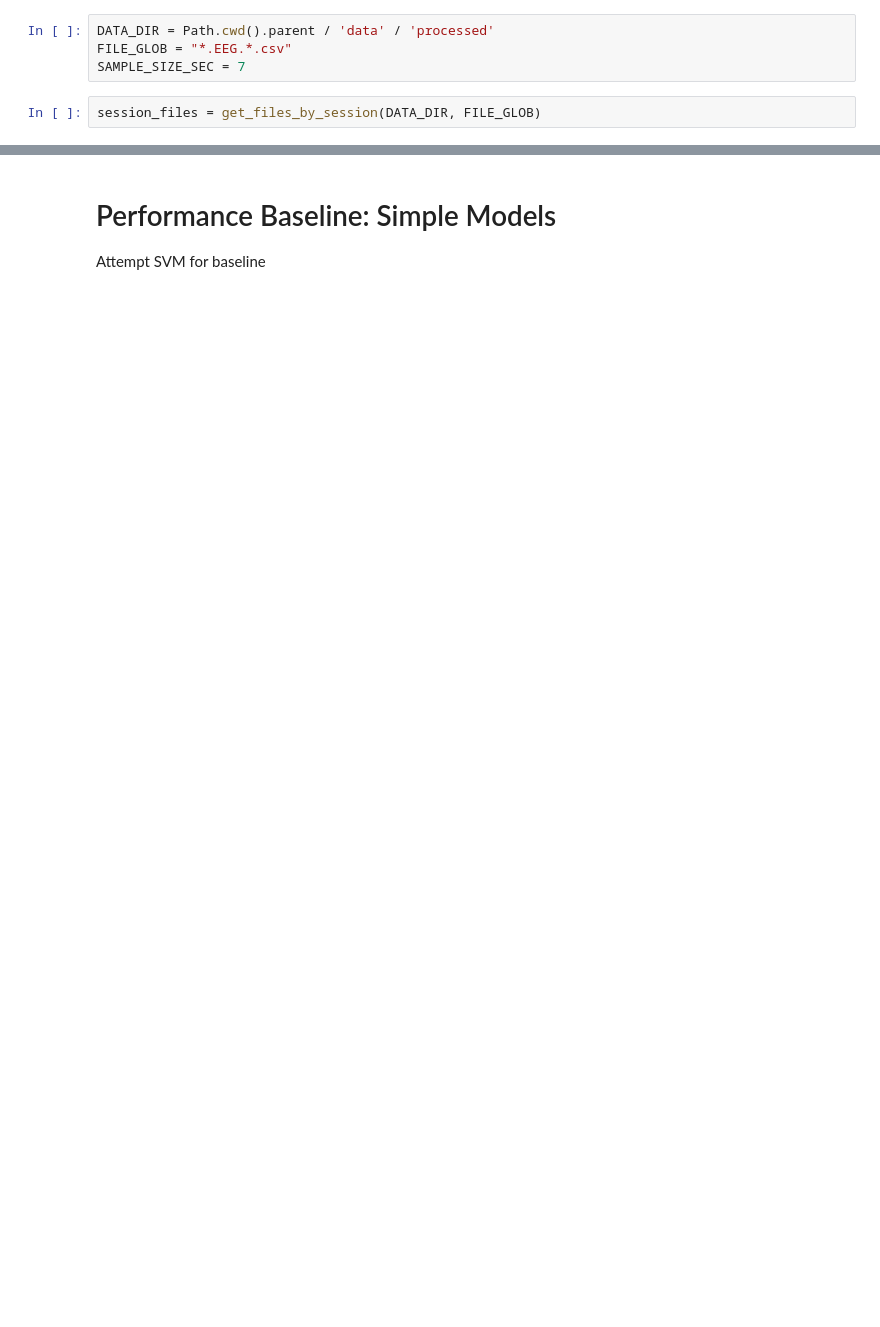
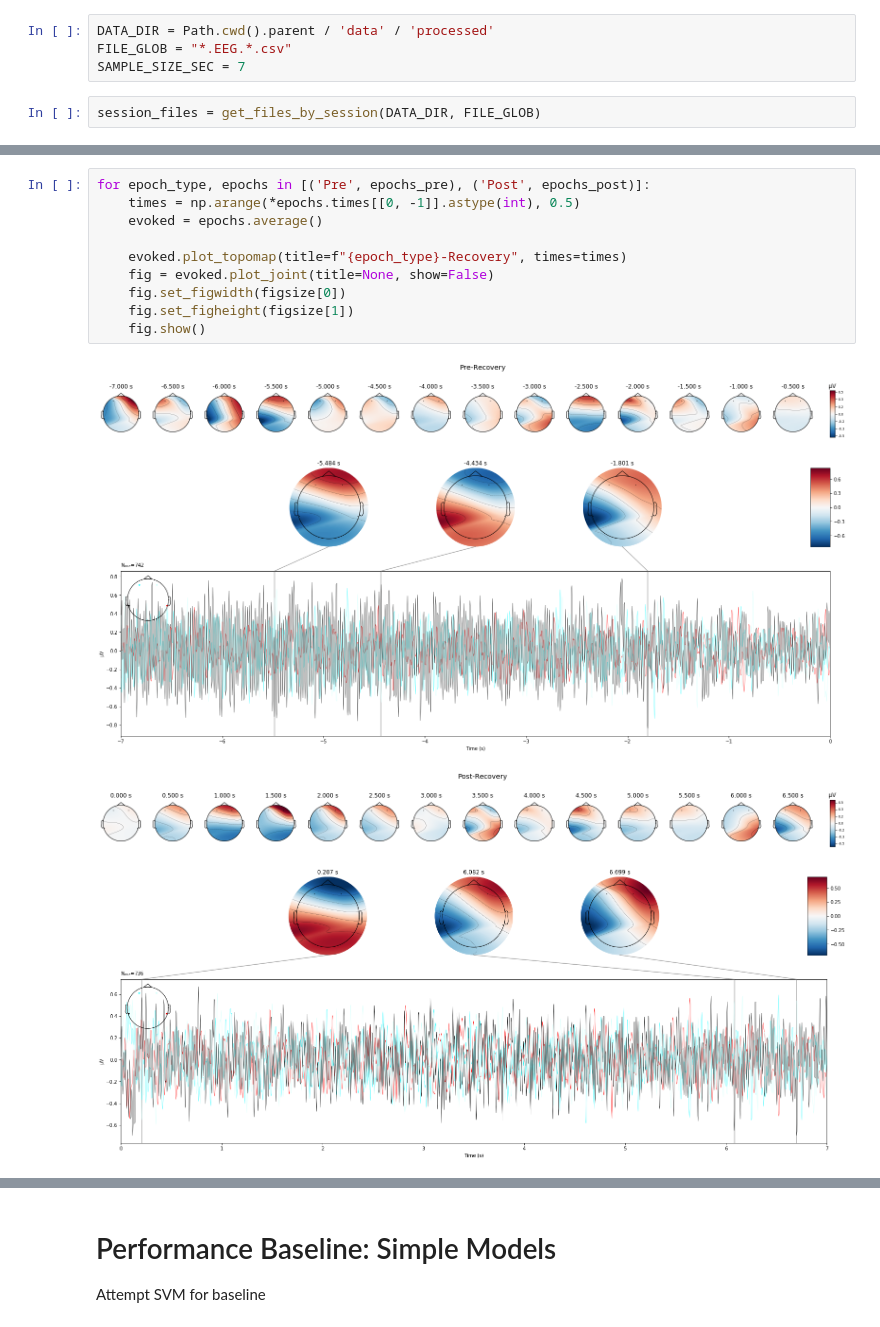
Before and after one commit to sjawhar/no-wander, a Jupyter notebook: notebooks/data-exploration.ipynb, the cells around one changed output, grey strips where cells are left out. Drawn from its saved outputs; the diff is of its cells as text; blank space fills up the shorter version.

```diff
--- a/notebooks/data-exploration.ipynb
+++ b/notebooks/data-exploration.ipynb
@@ -93,0 +87,15 @@ Post-Recovery
+# %%
+for epoch_type, epochs in [('Pre', epochs_pre), ('Post', epochs_post)]:
+    times = np.arange(*epochs.times[[0, -1]].astype(int), 0.5)
+    evoked = epochs.average()
+
+    evoked.plot_topomap(title=f"{epoch_type}-Recovery", times=times)
+    fig = evoked.plot_joint(title=None, show=False)
+    fig.set_figwidth(figsize[0])
+    fig.set_figheight(figsize[1])
+    fig.show()
+# %% [output]
+[figure, added]
+[figure, added]
+[figure, added]
+[figure, added]
```
Also changed, not shown: parts of 7 cells of this notebook.
